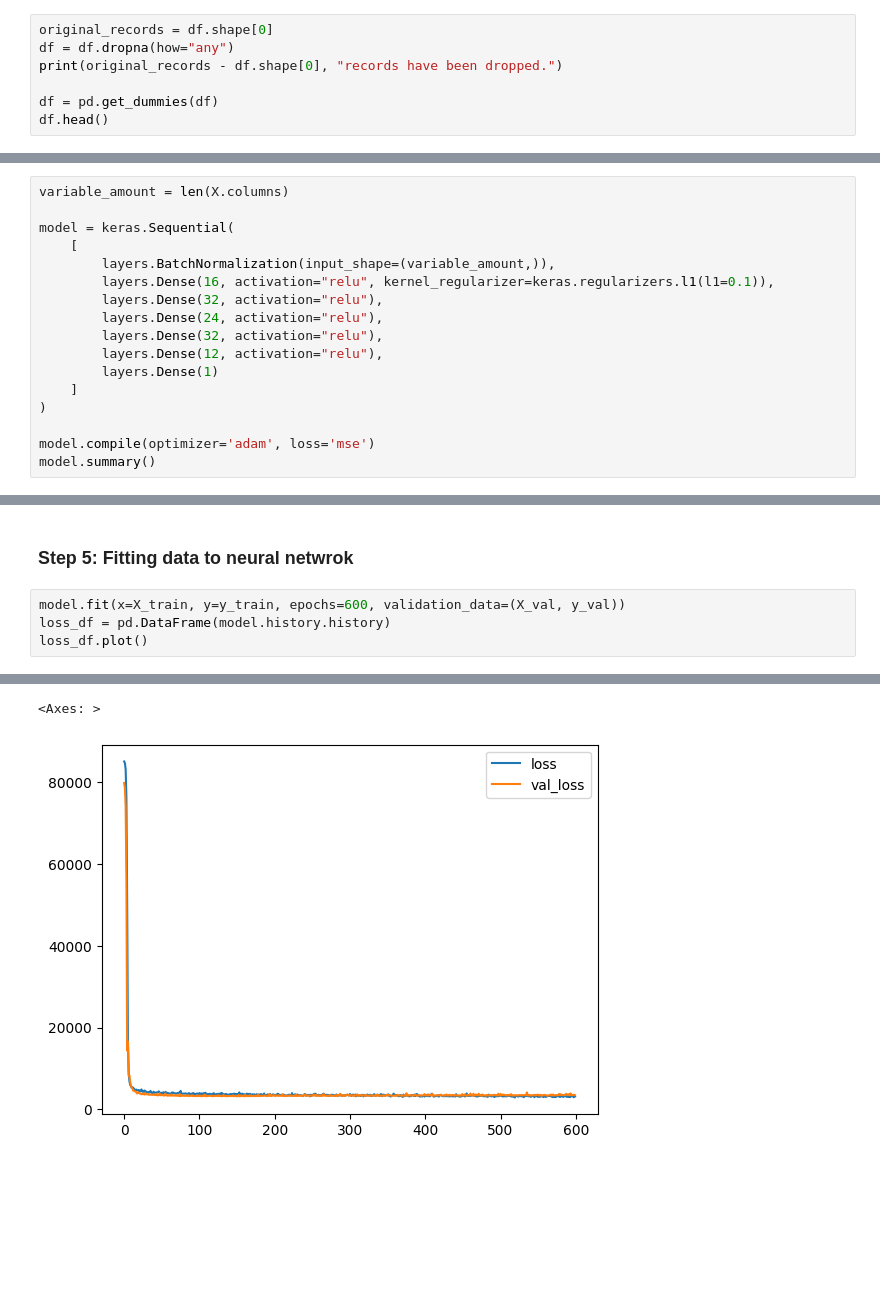
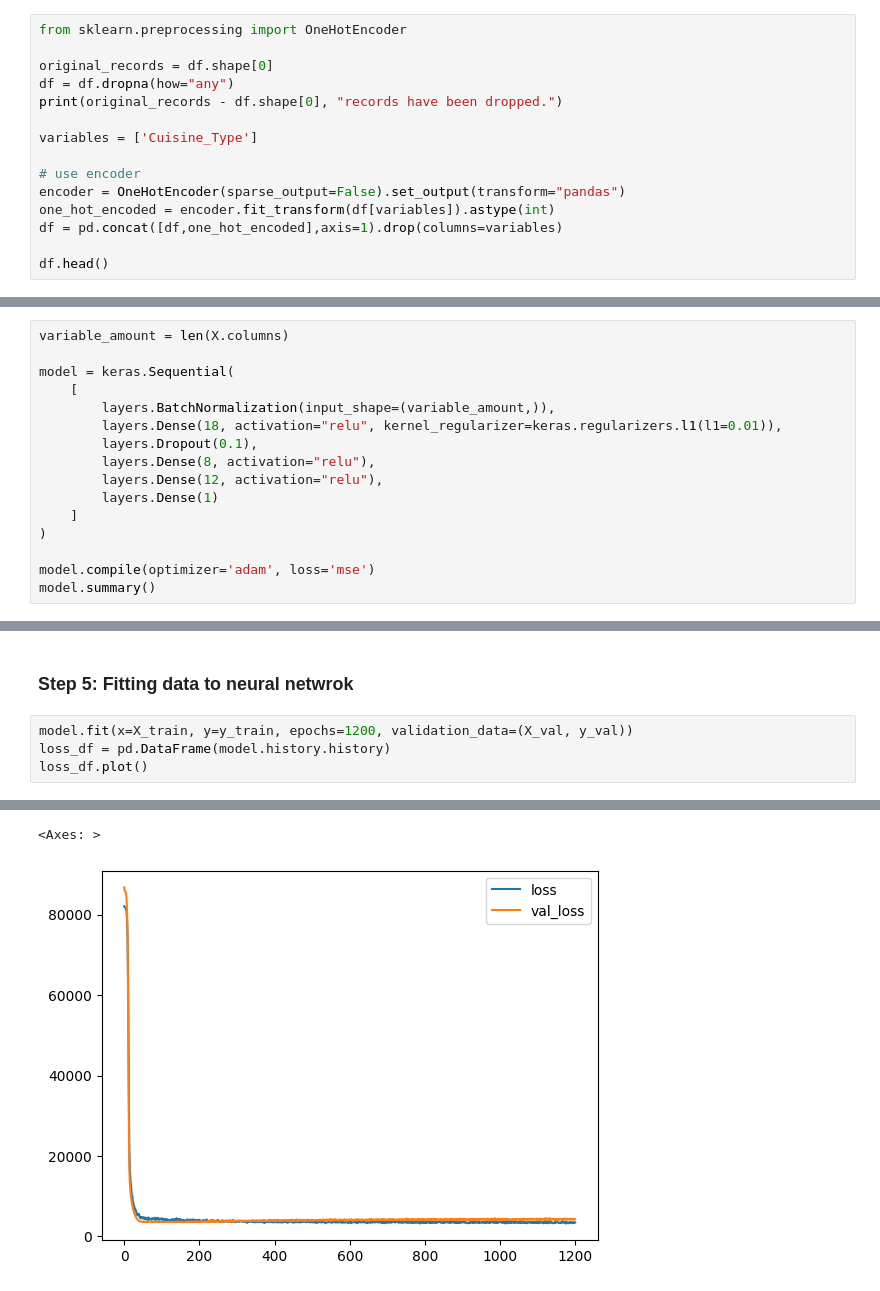
Before and after one commit to FabianZsolt/deeplearning, a Jupyter notebook: Assignments/Exercise project 1 - ANN for regression/Exercise project 1 - ANN for regression File.ipynb, the cells around one changed output, grey strips where cells are left out. Cells and saved outputs as stored; diff of their text form; blank space fills up the shorter version.

Commit message:
Model optimization

```diff
--- a/Assignments/Exercise project 1 - ANN for regression/Exercise project 1 - ANN for regression File.ipynb
+++ b/Assignments/Exercise project 1 - ANN for regression/Exercise project 1 - ANN for regression File.ipynb
@@ -51,11 +51,19 @@ memory usage: 62.6+ KB
 # %% [markdown]
 ### Step 2: Cleaning up the dataset
 # %%
+from sklearn.preprocessing import OneHotEncoder
+
 original_records = df.shape[0]
 df = df.dropna(how="any")
 print(original_records - df.shape[0], "records have been dropped.")
 
-df = pd.get_dummies(df)
+variables = ['Cuisine_Type']
+
+# use encoder
+encoder = OneHotEncoder(sparse_output=False).set_output(transform="pandas")
+one_hot_encoded = encoder.fit_transform(df[variables]).astype(int)
+df = pd.concat([df,one_hot_encoded],axis=1).drop(columns=variables)
+
 df.head()
 # %% [output]
 0 records have been dropped.
@@ -81,10 +108,9 @@ variable_amount = len(X.columns)
 model = keras.Sequential(
     [
         layers.BatchNormalization(input_shape=(variable_amount,)),
-        layers.Dense(16, activation="relu", kernel_regularizer=keras.regularizers.l1(l1=0.1)),
-        layers.Dense(32, activation="relu"),
-        layers.Dense(24, activation="relu"),
-        layers.Dense(32, activation="relu"),
+        layers.Dense(18, activation="relu", kernel_regularizer=keras.regularizers.l1(l1=0.01)),
+        layers.Dropout(0.1),
+        layers.Dense(8, activation="relu"),
         layers.Dense(12, activation="relu"),
         layers.Dense(1)
     ]
@@ -118,7 +142,7 @@ Model: "sequential_5"
 # %% [markdown]
 ### Step 5: Fitting data to neural netwrok
 # %%
-model.fit(x=X_train, y=y_train, epochs=600, validation_data=(X_val, y_val))
+model.fit(x=X_train, y=y_train, epochs=1200, validation_data=(X_val, y_val))
 loss_df = pd.DataFrame(model.history.history)
 loss_df.plot()
 # %% [output]
@@ -142,5 +166,5 @@ Epoch 600/600
 <Axes: >
-[figure, old version]
+[figure, new version]
 # %%
 
 # get test predictions
```
Also changed, not shown: parts of 7 cells of this notebook.
